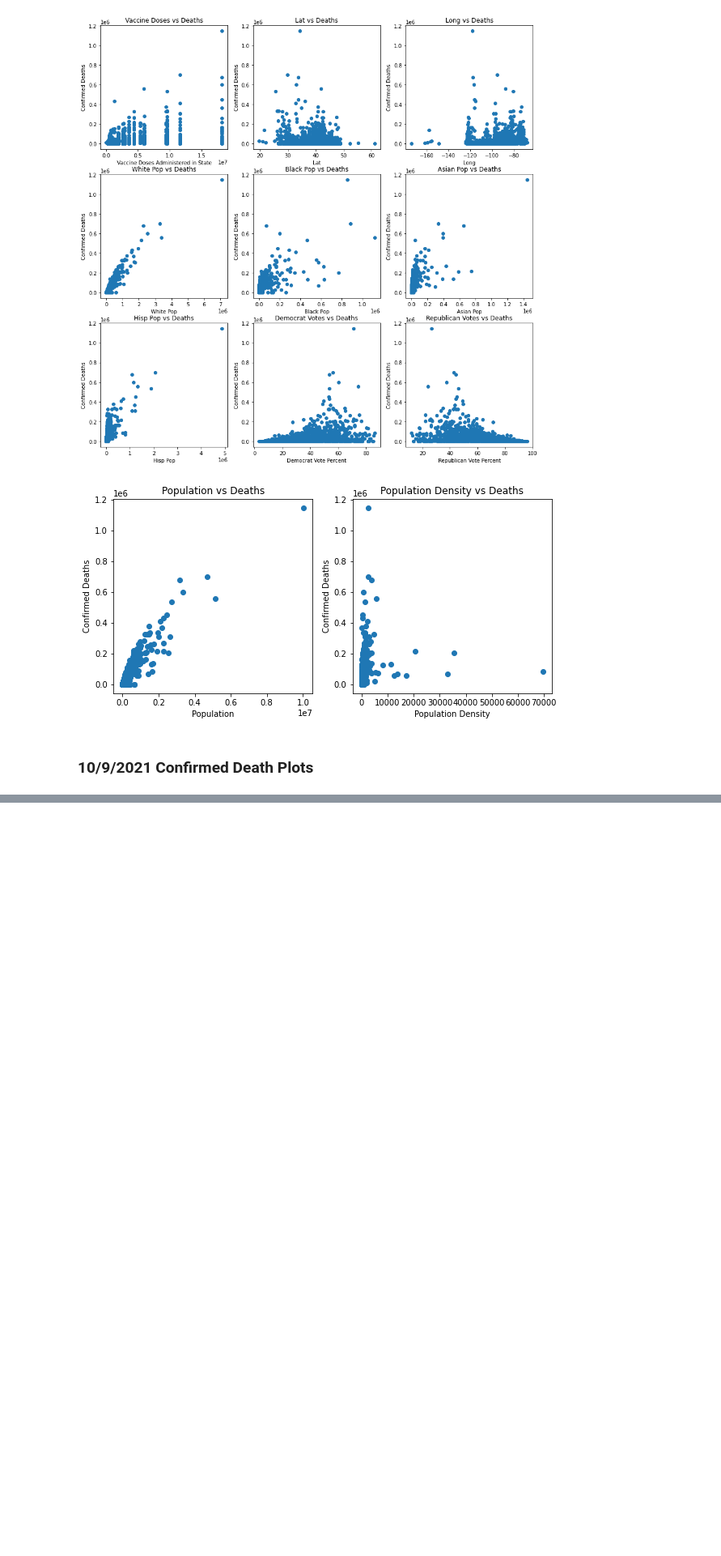
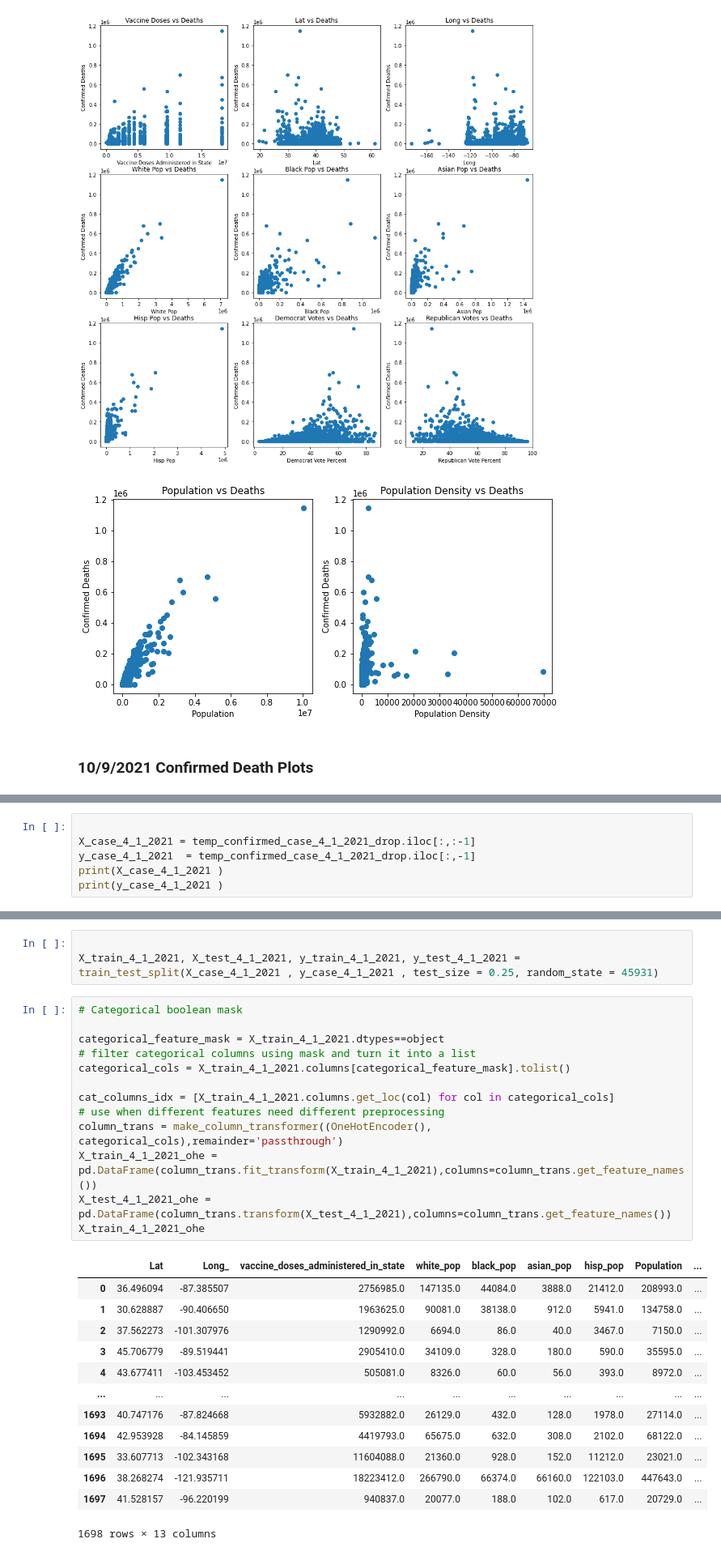
Before and after one commit to henrytan2/ML-Project, a Jupyter notebook: FinalProject.ipynb, the cells around one changed output, grey strips where cells are left out. Shown at 81% size. Cells and saved outputs as stored; diff of their text form; blank space fills up the shorter version.

```diff
--- a/FinalProject.ipynb
+++ b/FinalProject.ipynb
@@ -366,0 +398,6 @@ population_density_vs_confirmed_deaths(fig_10_9_2021_confirmed_deaths_2, confirm
+# %%
+
+X_case_4_1_2021 = temp_confirmed_case_4_1_2021_drop.iloc[:,:-1]
+y_case_4_1_2021  = temp_confirmed_case_4_1_2021_drop.iloc[:,-1]
+print(X_case_4_1_2021 )
+print(y_case_4_1_2021 )
@@ -366,0 +422,30 @@ population_density_vs_confirmed_deaths(fig_10_9_2021_confirmed_deaths_2, confirm
+# %%
+
+X_train_4_1_2021, X_test_4_1_2021, y_train_4_1_2021, y_test_4_1_2021 = train_test_split(X_case_4_1_2021 , y_case_4_1_2021 , test_size = 0.25, random_state = 45931)
+# %%
+# Categorical boolean mask
+
+categorical_feature_mask = X_train_4_1_2021.dtypes==object
+# filter categorical columns using mask and turn it into a list
+categorical_cols = X_train_4_1_2021.columns[categorical_feature_mask].tolist()
+
+cat_columns_idx = [X_train_4_1_2021.columns.get_loc(col) for col in categorical_cols]
+# use when different features need different preprocessing
+column_trans = make_column_transformer((OneHotEncoder(), categorical_cols),remainder='passthrough')
+X_train_4_1_2021_ohe = pd.DataFrame(column_trans.fit_transform(X_train_4_1_2021),columns=column_trans.get_feature_names())
+X_test_4_1_2021_ohe = pd.DataFrame(column_trans.transform(X_test_4_1_2021),columns=column_trans.get_feature_names())
+X_train_4_1_2021_ohe
+# %% [output]
+|  | Lat | Long_ | vaccine_doses_administered_in_state | white_pop | black_pop | asian_pop | hisp_pop | Population | ... |
+| 0 | 36.496094 | -87.385507 | 2756985.0 | 147135.0 | 44084.0 | 3888.0 | 21412.0 | 208993.0 | ... |
+| 1 | 30.628887 | -90.406650 | 1963625.0 | 90081.0 | 38138.0 | 912.0 | 5941.0 | 134758.0 | ... |
+| 2 | 37.562273 | -101.307976 | 1290992.0 | 6694.0 | 86.0 | 40.0 | 3467.0 | 7150.0 | ... |
+| 3 | 45.706779 | -89.519441 | 2905410.0 | 34109.0 | 328.0 | 180.0 | 590.0 | 35595.0 | ... |
+| 4 | 43.677411 | -103.453452 | 505081.0 | 8326.0 | 60.0 | 56.0 | 393.0 | 8972.0 | ... |
+| ... | ... | ... | ... | ... | ... | ... | ... | ... | ... |
+| 1693 | 40.747176 | -87.824668 | 5932882.0 | 26129.0 | 432.0 | 128.0 | 1978.0 | 27114.0 | ... |
+| 1694 | 42.953928 | -84.145859 | 4419793.0 | 65675.0 | 632.0 | 308.0 | 2102.0 | 68122.0 | ... |
+| 1695 | 33.607713 | -102.343168 | 11604088.0 | 21360.0 | 928.0 | 152.0 | 11212.0 | 23021.0 | ... |
+| 1696 | 38.268274 | -121.935711 | 18223412.0 | 266790.0 | 66374.0 | 66160.0 | 122103.0 | 447643.0 | ... |
+| 1697 | 41.528157 | -96.220199 | 940837.0 | 20077.0 | 188.0 | 102.0 | 617.0 | 20729.0 | ... |
+1698 rows × 13 columns
```
Also changed, not shown: parts of 17 cells of this notebook, 5 other files.
